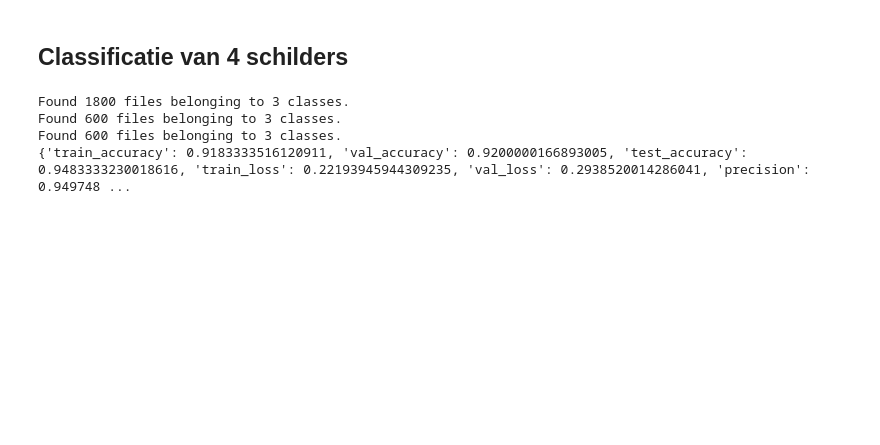
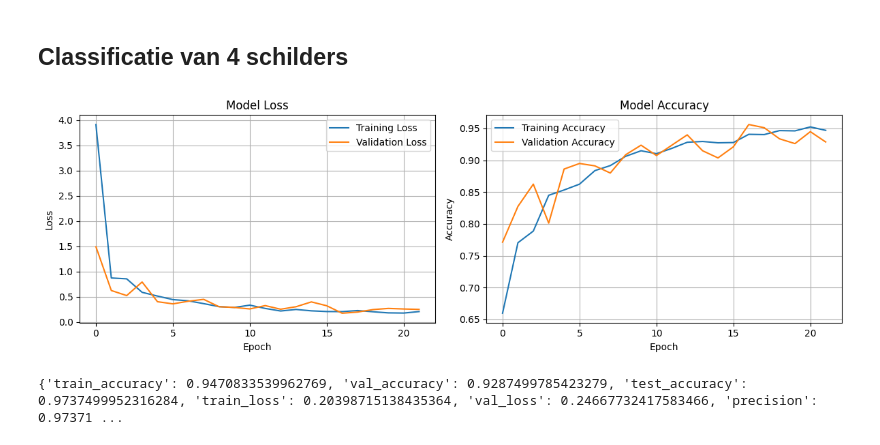
Before and after one commit to Tim-Mortier/Schilderijen-Classificatie, a Jupyter notebook: 6_Model_Training.ipynb, the cells around one changed output. Saved outputs shown, nothing was run; the diff lists cells and outputs as text; code cells hidden in the pictures; blank space fills up the shorter version.

```diff
--- a/6_Model_Training.ipynb
+++ b/6_Model_Training.ipynb
@@ -774,37 +775,34 @@ def get_metrics(model, test, history):
 # %%
 input_shape = (width, height, 3)
 painters = ["Mondriaan", "Rembrandt", "Rubens", "Picasso"]
-combinations_of_three = list(combinations(painters,3))
 callbacks = [keras.callbacks.ModelCheckpoint(filepath="grid_search.keras", save_best_only=True, monitor="val_loss")
-            ,EarlyStopping(monitor='val_loss', patience=5, restore_best_weights=True)]
+            ,EarlyStopping(monitor='val_loss', patience=5, restore_best_weights=True, ), DynamicMetricsPlotCallback()]
 
 conv_base = keras.applications.xception.Xception(weights="imagenet",include_top=False)
 conv_base.trainable = True
 for layer in conv_base.layers[:-8]:
     layer.trainable = False
 
-train, val, test = load_dataset(base_dir, combination, width, height, interpolation=interpolation)
+train, val, test = load_dataset(base_dir, painters, width, height, interpolation=interpolation)
 train = one_hot_encode_labels(train, 4)
 val = one_hot_encode_labels(val, 4)
 test = one_hot_encode_labels(test, 4)
 
 inputs = keras.Input(shape=input_shape)
 x = data_augmentation(inputs)
 x = keras.applications.xception.preprocess_input(x)
 x = conv_base(x)
 x = layers.Flatten()(x)
 x = layers.Dense(256)(x)
 x = layers.Dropout(0.5)(x)
 outputs = layers.Dense(4, activation="softmax")(x)
 model = keras.Model(inputs, outputs)
 
 model.compile(loss="categorical_crossentropy",optimizer="rmsprop",metrics=["accuracy", keras.metrics.Precision(), keras.metrics.Recall()])
 history = model.fit(train,epochs=50,validation_data=val,callbacks=callbacks, verbose=0)
 
 result = get_metrics(model, test, history)
 print(result)
 # %% [output]
+[figure, added]
-Found 1800 files belonging to 3 classes.
-Found 600 files belonging to 3 classes.
-Found 600 files belonging to 3 classes.
-{'train_accuracy': 0.9183333516120911, 'val_accuracy': 0.9200000166893005, 'test_accuracy': 0.9483333230018616, 'train_loss': 0.22193945944309235, 'val_loss': 0.2938520014286041, 'precision': 0.949748 ...
+{'train_accuracy': 0.9470833539962769, 'val_accuracy': 0.9287499785423279, 'test_accuracy': 0.9737499952316284, 'train_loss': 0.20398715138435364, 'val_loss': 0.24667732417583466, 'precision': 0.97371 ...
```
Also changed, not shown: parts of 40 cells of this notebook.
